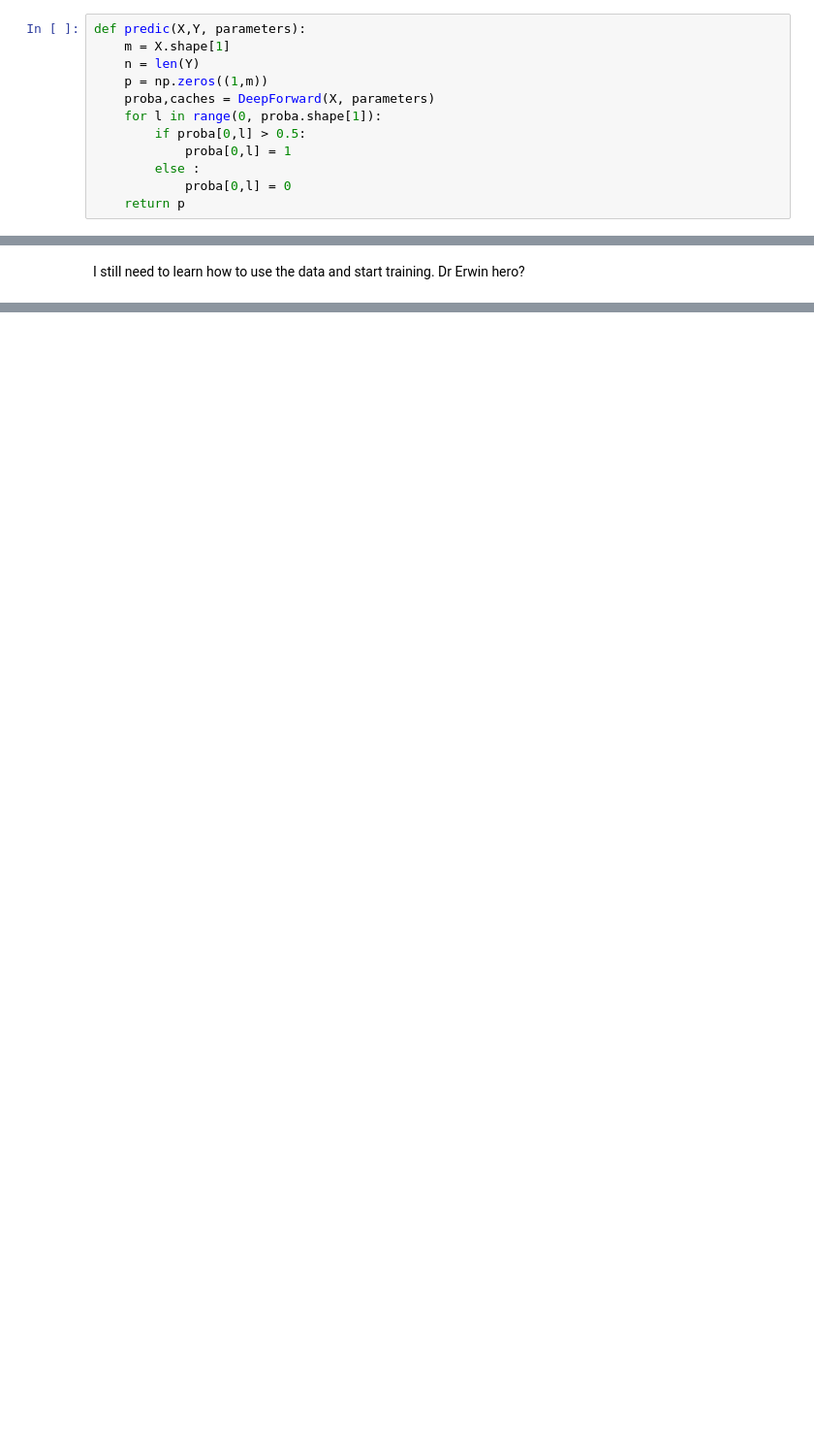
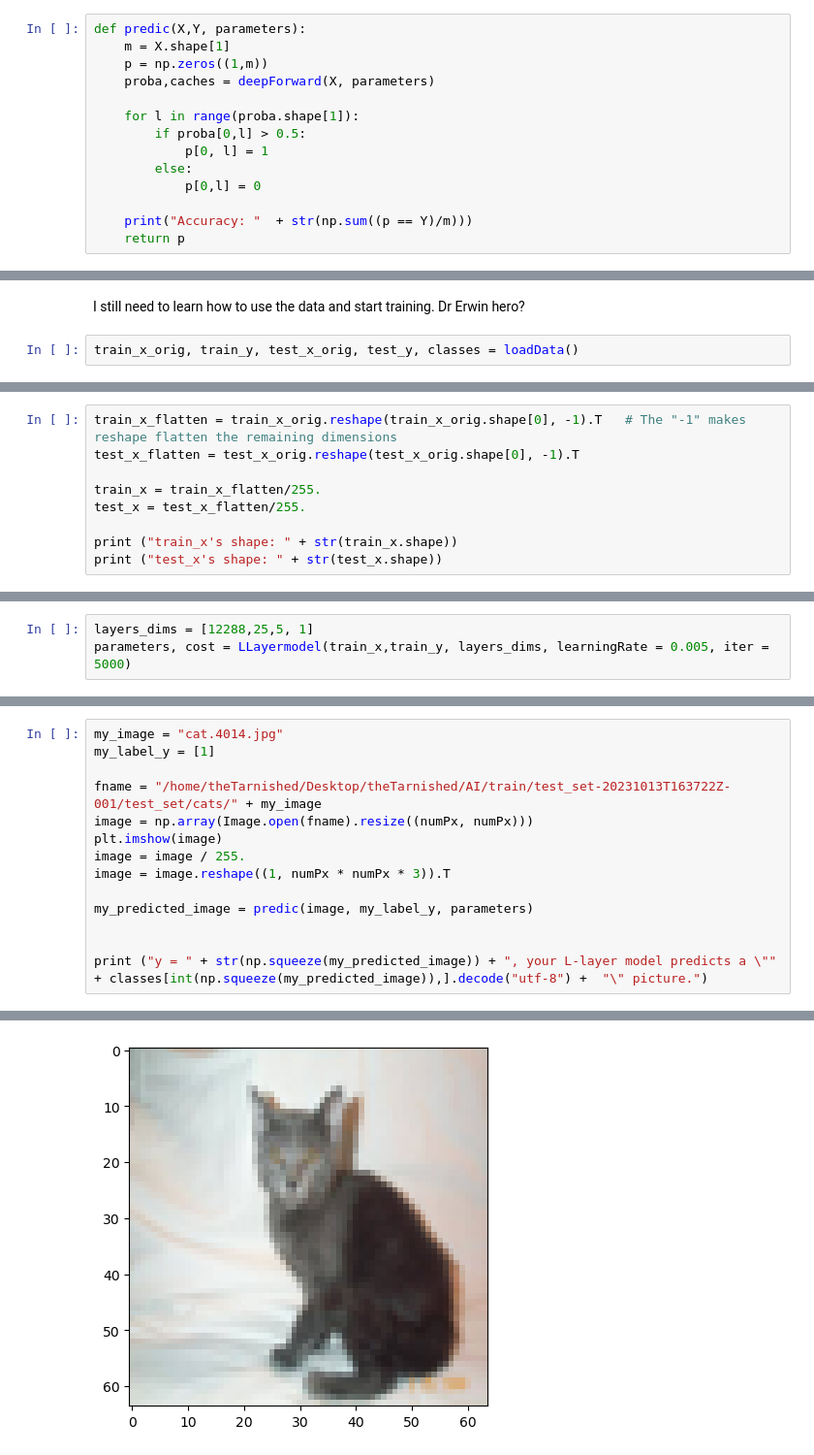
Before and after one commit to tarnishedAlexander/DeepLearning, a Jupyter notebook: DeepNeuralNetworkPractice.ipynb, the cells around one changed output, grey strips where cells are left out. Shown: that part at 97% size. Saved outputs shown, nothing was run; the diff lists cells and outputs as text; blank space fills up the shorter version.

```diff
--- a/DeepNeuralNetworkPractice.ipynb
+++ b/DeepNeuralNetworkPractice.ipynb
@@ -105,13 +205,15 @@ def updateParameters(parameters, grads, learningRate):
 # %%
 def predic(X,Y, parameters):
     m = X.shape[1]
-    n = len(Y)
     p = np.zeros((1,m))
-    proba,caches = DeepForward(X, parameters)
-    for l in range(0, proba.shape[1]):
+    proba,caches = deepForward(X, parameters)
+
+    for l in range(proba.shape[1]):
         if proba[0,l] > 0.5:
-            proba[0,l] = 1
-        else :
-            proba[0,l] = 0
+            p[0, l] = 1
+        else:
+            p[0,l] = 0
+
+    print("Accuracy: "  + str(np.sum((p == Y)/m)))
     return p
 # %%
@@ -132,2 +235,4 @@ def LLayerModel(X,Y, layerDims, learningRate  =0.0075, iter = 3000, printCost =F
 # %% [markdown]
 I still need to learn how to use the data and start training. Dr Erwin hero?
+# %%
+train_x_orig, train_y, test_x_orig, test_y, classes = loadData()
@@ -133,0 +259,9 @@ I still need to learn how to use the data and start training. Dr Erwin hero?
+# %%
+train_x_flatten = train_x_orig.reshape(train_x_orig.shape[0], -1).T   # The "-1" makes reshape flatten the remaining dimensions
+test_x_flatten = test_x_orig.reshape(test_x_orig.shape[0], -1).T
+
+train_x = train_x_flatten/255.
+test_x = test_x_flatten/255.
+
+print ("train_x's shape: " + str(train_x.shape))
+print ("test_x's shape: " + str(test_x.shape))
@@ -133,0 +271,3 @@ I still need to learn how to use the data and start training. Dr Erwin hero?
+# %%
+layers_dims = [12288,25,5, 1]
+parameters, cost = LLayermodel(train_x,train_y, layers_dims, learningRate = 0.005, iter = 5000)
@@ -133,0 +308,15 @@ I still need to learn how to use the data and start training. Dr Erwin hero?
+# %%
+my_image = "cat.4014.jpg"
+my_label_y = [1]
+
+fname = "/home/theTarnished/Desktop/theTarnished/AI/train/test_set-20231013T163722Z-001/test_set/cats/" + my_image
+image = np.array(Image.open(fname).resize((numPx, numPx)))
+plt.imshow(image)
+image = image / 255.
+image = image.reshape((1, numPx * numPx * 3)).T
+
+my_predicted_image = predic(image, my_label_y, parameters)
+
+
+print ("y = " + str(np.squeeze(my_predicted_image)) + ", your L-layer model predicts a \"" + classes[int(np.squeeze(my_predicted_image)),].decode("utf-8") +  "\" picture.")
+# %% [output]
@@ -133,0 +325 @@ I still need to learn how to use the data and start training. Dr Erwin hero?
+[figure, added]
```
Also changed, not shown: parts of 32 cells of this notebook, 1 other file.
